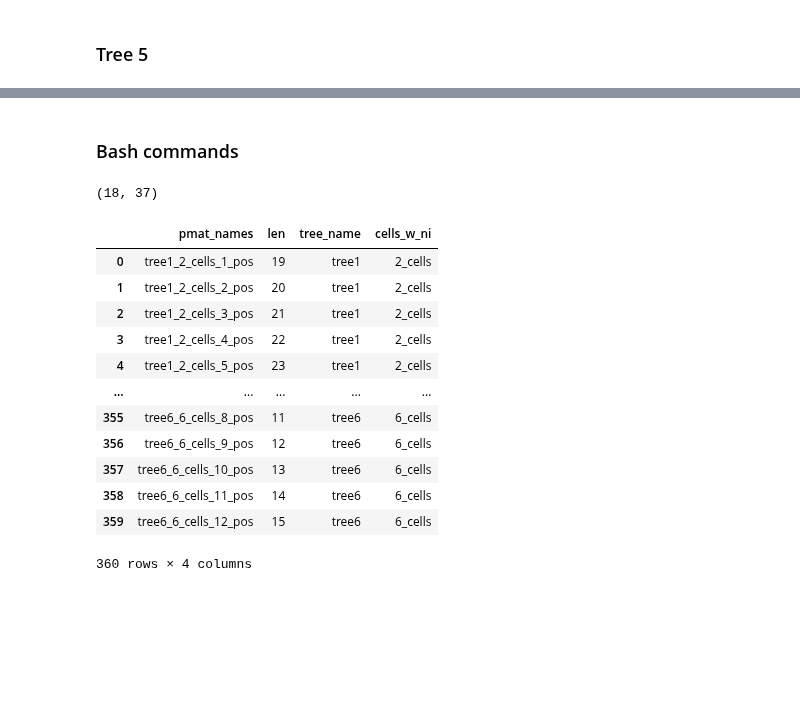
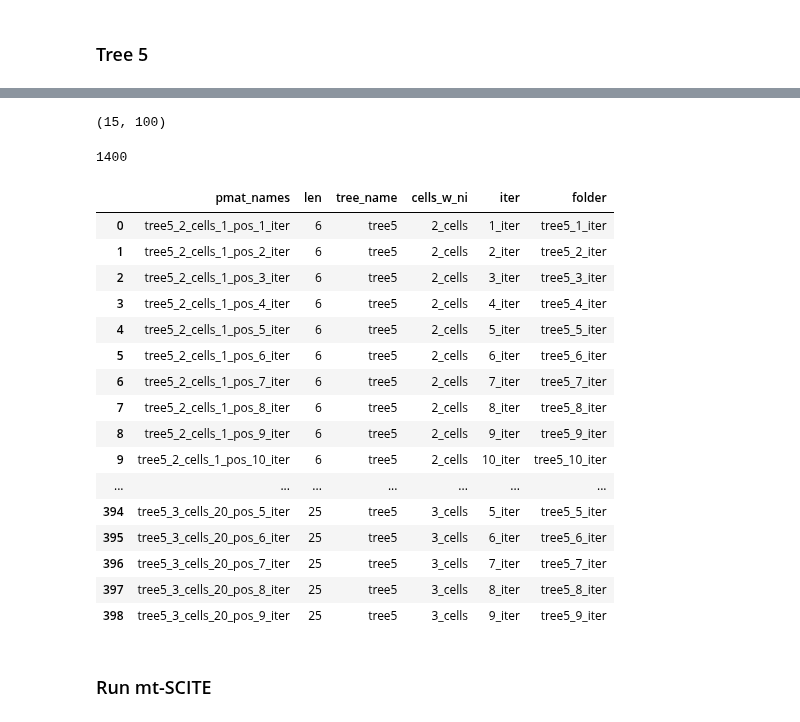
Before and after one commit to cbg-ethz/mt-SCITE, a Jupyter notebook: Notebooks/compute_simulated_mutations_probabilities.ipynb, the cells around one changed output, grey strips where cells are left out. Saved outputs shown, nothing was run; the diff lists cells and outputs as text; code cells hidden in the pictures; blank space fills up the shorter version.

Commit message:
Fixed functions so that it loops over a folder structure and runs SCITE with bash in the notebook

```diff
--- a/Notebooks/compute_simulated_mutations_probabilities.ipynb
+++ b/Notebooks/compute_simulated_mutations_probabilities.ipynb
@@ -366,20 +275,21 @@ Source(g)
-# %% [markdown]
-### Bash commands
 # %%
-a_pmat = pd.read_csv('../../data/simulations_matrix_output/ground_truth/tree1.csv', sep=' ', header=None)
+a_pmat = pd.read_csv('../../data/simulations_matrix_output/non-informative/tree5_2_cells_10_pos_1_iter.csv', sep=' ', header=None)
 a_pmat.shape
 # %% [output]
-(18, 37)
+(15, 100)
 # %%
+# prepare pmat data
+
 pmat_names = []
 shapes = []
 
-pmat_input_path = '../../data/simulations_matrix_output'
+pmat_input_path = '../../data/simulations_matrix_output/non-informative/'
 pmats = list(glob(os.path.join(pmat_input_path, '*.csv')))
 tree_name = []
 
 for filename in sorted(pmats, key=lambda var:[int(x) if x.isdigit() else x for x in re.findall(r'[^0-9]|[0-9]+', var)]):
     name = os.path.basename(filename).split('-')[0].rsplit('.', 2)[0]
+    #print(name)
     pmat_names.append(name)
     df = pd.read_csv(filename, sep=' ', header=None)
     shapes.append(len(df))
@@ -389,22 +299,35 @@ pmat_data = pd.DataFrame(
     {'pmat_names': pmat_names,
      'len': shapes,
     })
+# %%
+len(pmat_names)
+# %% [output]
+1400
 # %%
+# add some info
 pmat_data['tree_name'] = pmat_data.pmat_names.str[:5]
 pmat_data['cells_w_ni'] = pmat_data.pmat_names.str[6:13]
+pmat_data['iter'] = pmat_data['pmat_names'].str.split('_', n = 5).str[5]
+pmat_data["folder"] = pmat_data["tree_name"] + '_' +pmat_data["iter"]
 pmat_data
 # %% [output]
-|  | pmat_names | len | tree_name | cells_w_ni |
-| 0 | tree1_2_cells_1_pos | 19 | tree1 | 2_cells |
-| 1 | tree1_2_cells_2_pos | 20 | tree1 | 2_cells |
-| 2 | tree1_2_cells_3_pos | 21 | tree1 | 2_cells |
-| 3 | tree1_2_cells_4_pos | 22 | tree1 | 2_cells |
-| 4 | tree1_2_cells_5_pos | 23 | tree1 | 2_cells |
-| ... | ... | ... | ... | ... |
-| 355 | tree6_6_cells_8_pos | 11 | tree6 | 6_cells |
-| 356 | tree6_6_cells_9_pos | 12 | tree6 | 6_cells |
-| 357 | tree6_6_cells_10_pos | 13 | tree6 | 6_cells |
-| 358 | tree6_6_cells_11_pos | 14 | tree6 | 6_cells |
-| 359 | tree6_6_cells_12_pos | 15 | tree6 | 6_cells |
+|  | pmat_names | len | tree_name | cells_w_ni | iter | folder |
+| 0 | tree5_2_cells_1_pos_1_iter | 6 | tree5 | 2_cells | 1_iter | tree5_1_iter |
+| 1 | tree5_2_cells_1_pos_2_iter | 6 | tree5 | 2_cells | 2_iter | tree5_2_iter |
+| 2 | tree5_2_cells_1_pos_3_iter | 6 | tree5 | 2_cells | 3_iter | tree5_3_iter |
+| 3 | tree5_2_cells_1_pos_4_iter | 6 | tree5 | 2_cells | 4_iter | tree5_4_iter |
+| 4 | tree5_2_cells_1_pos_5_iter | 6 | tree5 | 2_cells | 5_iter | tree5_5_iter |
+| 5 | tree5_2_cells_1_pos_6_iter | 6 | tree5 | 2_cells | 6_iter | tree5_6_iter |
+| 6 | tree5_2_cells_1_pos_7_iter | 6 | tree5 | 2_cells | 7_iter | tree5_7_iter |
+| 7 | tree5_2_cells_1_pos_8_iter | 6 | tree5 | 2_cells | 8_iter | tree5_8_iter |
+| 8 | tree5_2_cells_1_pos_9_iter | 6 | tree5 | 2_cells | 9_iter | tree5_9_iter |
+| 9 | tree5_2_cells_1_pos_10_iter | 6 | tree5 | 2_cells | 10_iter | tree5_10_iter |
+| ... | ... | ... | ... | ... | ... | ... |
+| 394 | tree5_3_cells_20_pos_5_iter | 25 | tree5 | 3_cells | 5_iter | tree5_5_iter |
+| 395 | tree5_3_cells_20_pos_6_iter | 25 | tree5 | 3_cells | 6_iter | tree5_6_iter |
+| 396 | tree5_3_cells_20_pos_7_iter | 25 | tree5 | 3_cells | 7_iter | tree5_7_iter |
+| 397 | tree5_3_cells_20_pos_8_iter | 25 | tree5 | 3_cells | 8_iter | tree5_8_iter |
+| 398 | tree5_3_cells_20_pos_9_iter | 25 | tree5 | 3_cells | 9_iter | tree5_9_iter |
-360 rows × 4 columns
+# %% [markdown]
+### Run mt-SCITE
 # %%
```
Also changed, not shown: parts of 47 cells of this notebook.
